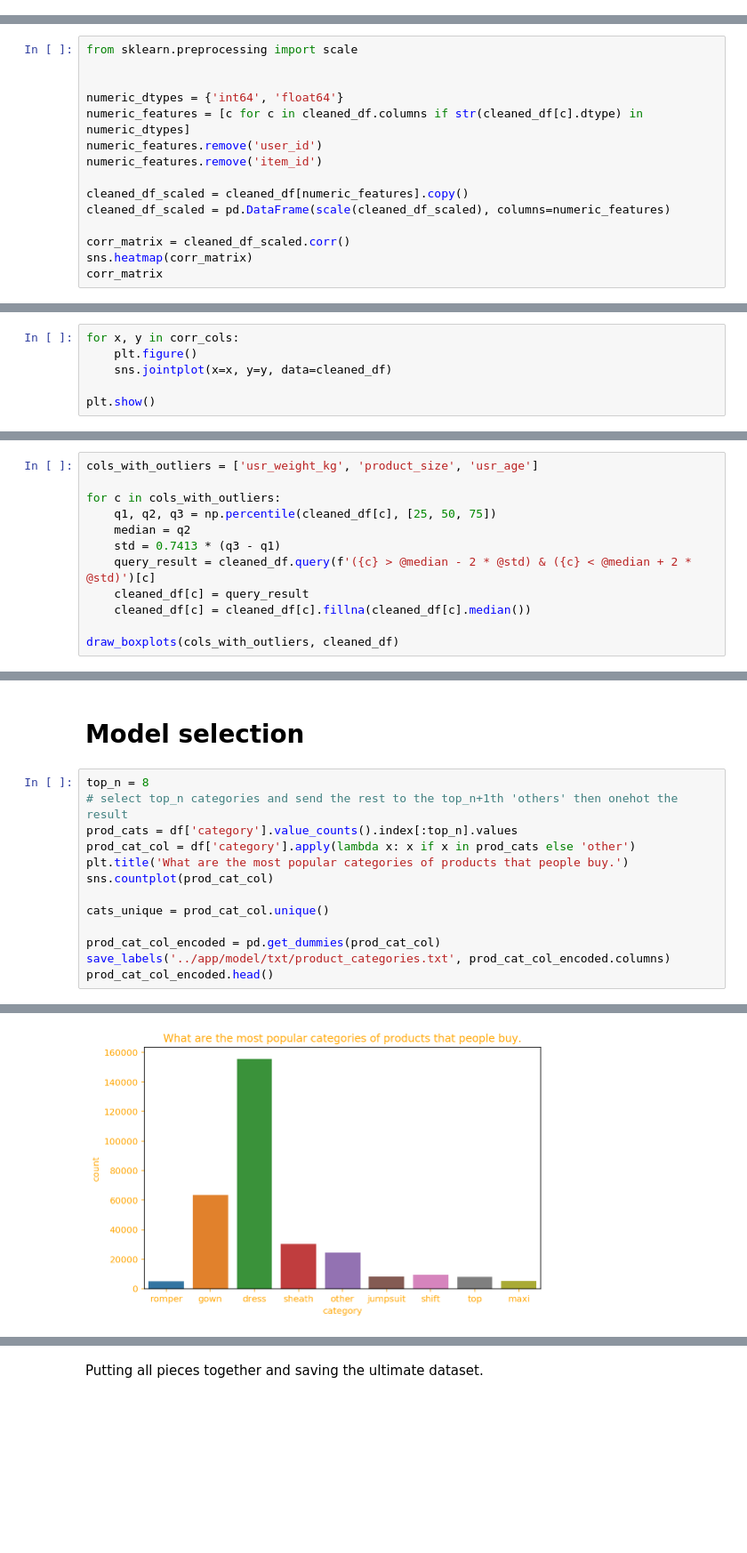
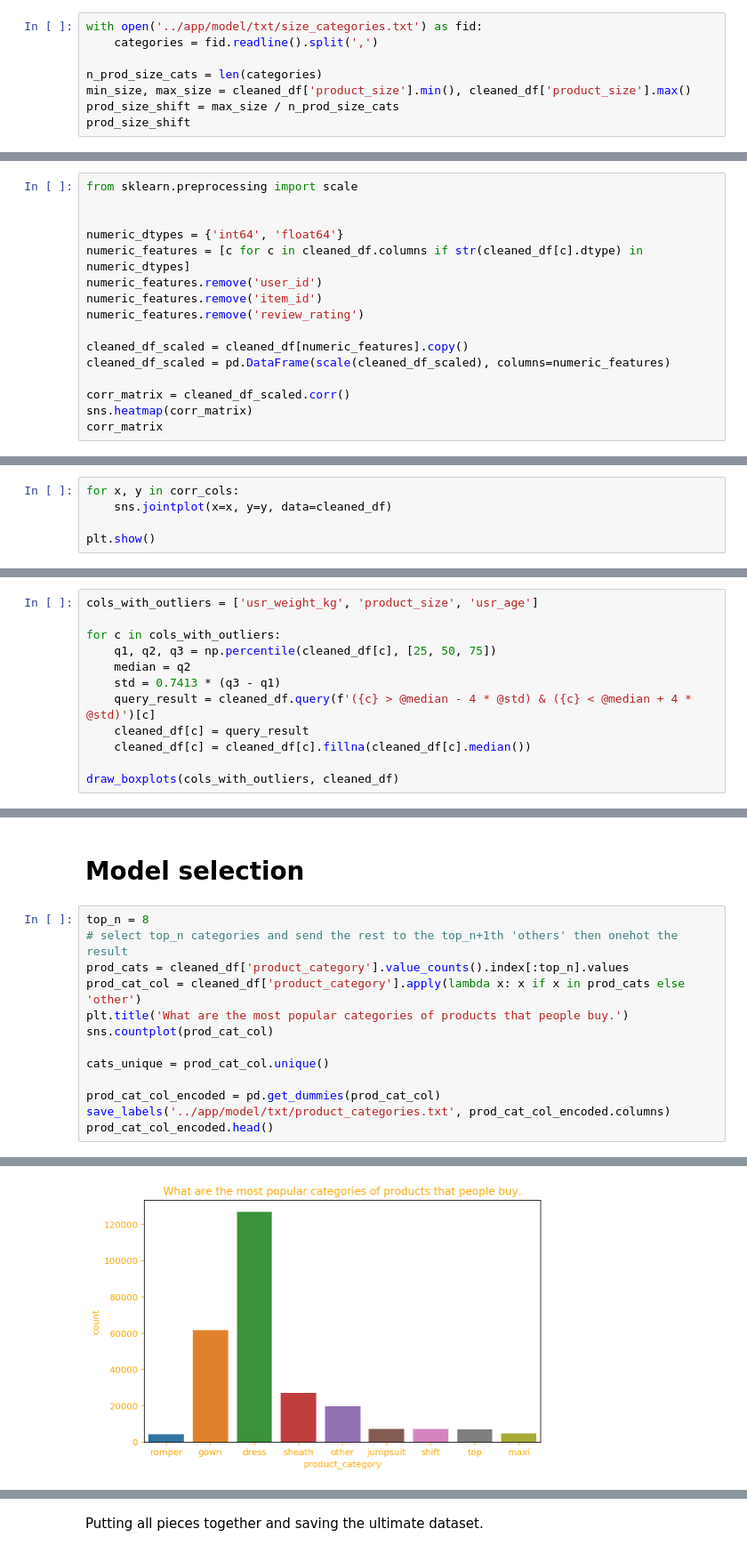
Before and after one commit to Dmytro-Shvetsov/ClothingFit, a Jupyter notebook: data/data_analysis_and_cleaning.ipynb, the cells around one changed output, grey strips where cells are left out. Shown: that part at 89% size. Drawn from its saved outputs; the diff is of its cells as text; blank space fills up the shorter version.

```diff
--- a/data/data_analysis_and_cleaning.ipynb
+++ b/data/data_analysis_and_cleaning.ipynb
@@ -250,0 +265,8 @@ cleaned_df.head()
+# %%
+with open('../app/model/txt/size_categories.txt') as fid:
+    categories = fid.readline().split(',')
+
+n_prod_size_cats = len(categories)
+min_size, max_size = cleaned_df['product_size'].min(), cleaned_df['product_size'].max()
+prod_size_shift = max_size / n_prod_size_cats
+prod_size_shift
@@ -284,6 +306,7 @@ numeric_dtypes = {'int64', 'float64'}
 numeric_features = [c for c in cleaned_df.columns if str(cleaned_df[c].dtype) in numeric_dtypes]
 numeric_features.remove('user_id')
 numeric_features.remove('item_id')
+numeric_features.remove('review_rating')
 
 cleaned_df_scaled = cleaned_df[numeric_features].copy()
 cleaned_df_scaled = pd.DataFrame(scale(cleaned_df_scaled), columns=numeric_features)
@@ -328,7 +350,6 @@ These columns are to be inspected more closely
  ('product_size', 'bust_size_num')]
 # %%
 for x, y in corr_cols:
-    plt.figure()
     sns.jointplot(x=x, y=y, data=cleaned_df)
 
 plt.show()
@@ -370,7 +388,7 @@ for c in cols_with_outliers:
     q1, q2, q3 = np.percentile(cleaned_df[c], [25, 50, 75])
     median = q2
     std = 0.7413 * (q3 - q1)
-    query_result = cleaned_df.query(f'({c} > @median - 2 * @std) & ({c} < @median + 2 * @std)')[c]
+    query_result = cleaned_df.query(f'({c} > @median - 4 * @std) & ({c} < @median + 4 * @std)')[c]
     cleaned_df[c] = query_result
     cleaned_df[c] = cleaned_df[c].fillna(cleaned_df[c].median())
 
@@ -421,24 +438,24 @@ sns.heatmap(product_category_fits, annot=True, fmt=".1f", linewidths=.5);
 # %%
 top_n = 8
 # select top_n categories and send the rest to the top_n+1th 'others' then onehot the result
-prod_cats = df['category'].value_counts().index[:top_n].values
-prod_cat_col = df['category'].apply(lambda x: x if x in prod_cats else 'other')
+prod_cats = cleaned_df['product_category'].value_counts().index[:top_n].values
+prod_cat_col = cleaned_df['product_category'].apply(lambda x: x if x in prod_cats else 'other')
 plt.title('What are the most popular categories of products that people buy.')
 sns.countplot(prod_cat_col)
 
 cats_unique = prod_cat_col.unique()
 
 prod_cat_col_encoded = pd.get_dummies(prod_cat_col)
 save_labels('../app/model/txt/product_categories.txt', prod_cat_col_encoded.columns)
 prod_cat_col_encoded.head()
 # %% [output]
 |  | dress | gown | jumpsuit | maxi | other | romper | sheath | shift | top |
 | 0 | 0 | 0 | 0 | 0 | 0 | 1 | 0 | 0 | 0 |
 | 1 | 0 | 1 | 0 | 0 | 0 | 0 | 0 | 0 | 0 |
 | 2 | 1 | 0 | 0 | 0 | 0 | 0 | 0 | 0 | 0 |
 | 3 | 0 | 1 | 0 | 0 | 0 | 0 | 0 | 0 | 0 |
 | 4 | 1 | 0 | 0 | 0 | 0 | 0 | 0 | 0 | 0 |
-[figure, old version]
+[figure, new version]
 # %%
 rented_for_col = cleaned_df['rented_for'].replace('party: cocktail', 'other')
 
```
Also changed, not shown: parts of 44 cells of this notebook, 5 other files.
